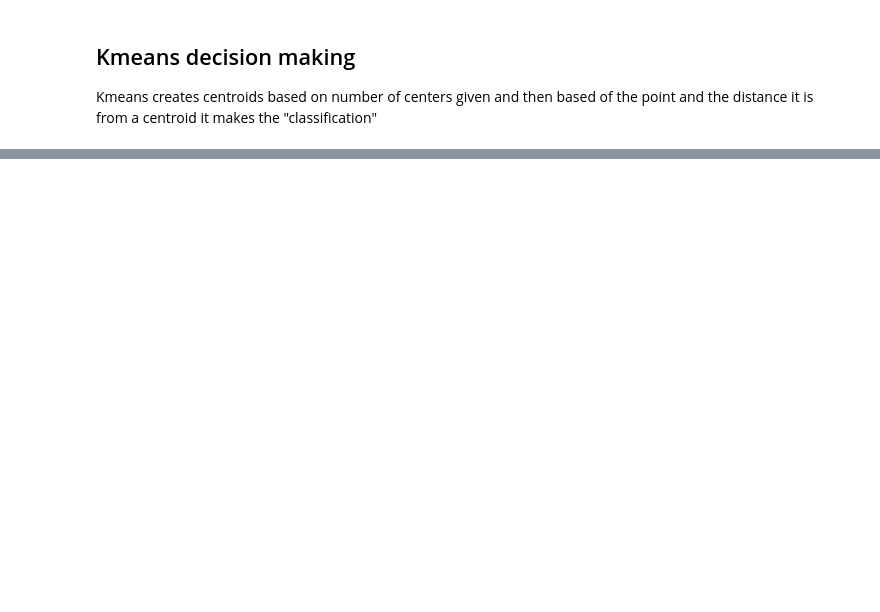
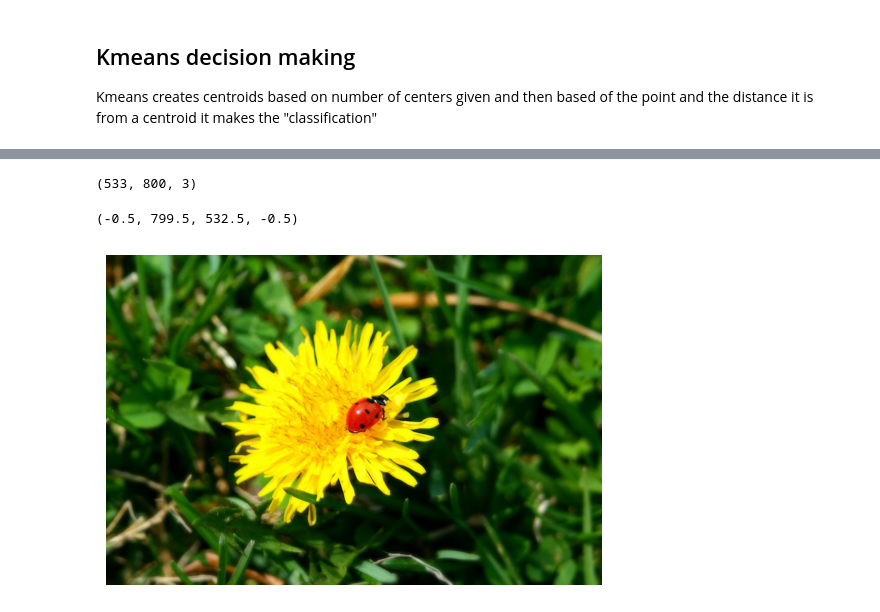
Before and after one commit to tcarr032/Unsupervised-Learning-models, a Jupyter notebook: Unsupervised.ipynb, the cells around one changed output, grey strips where cells are left out. Saved outputs shown, nothing was run; the diff lists cells and outputs as text; code cells hidden in the pictures; blank space fills up the shorter version.

```diff
--- a/Unsupervised.ipynb
+++ b/Unsupervised.ipynb
@@ -92,0 +93,34 @@ plt.show()
+# %%
+from pathlib import Path
+
+IMAGES_PATH = Path() / "images" / "unsupervised_learning"
+IMAGES_PATH.mkdir(parents=True, exist_ok=True)
+
+def save_fig(fig_id, tight_layout=True, fig_extension="png", resolution=300):
+    path = IMAGES_PATH / f"{fig_id}.{fig_extension}"
+    if tight_layout:
+        plt.tight_layout()
+    plt.savefig(path, format=fig_extension, dpi=resolution)
+# %%
+import urllib.request
+
+homl3_root = "https://github.com/ageron/handson-ml3/raw/main/"
+filename = "ladybug.png"
+filepath = IMAGES_PATH / filename
+if not filepath.is_file():
+    print("Downloading", filename)
+    url = f"{homl3_root}/images/unsupervised_learning/{filename}"
+    urllib.request.urlretrieve(url, filepath)
+# %%
+import PIL
+image = np.asarray(PIL.Image.open(filepath))
+# %%
+image.shape
+# %% [output]
+(533, 800, 3)
+# %%
+plt.imshow(image.astype('uint8'))
+plt.axis("off")
+# %% [output]
+(-0.5, 799.5, 532.5, -0.5)
+[figure, added]
```
Also changed, not shown: parts of 35 cells of this notebook.
